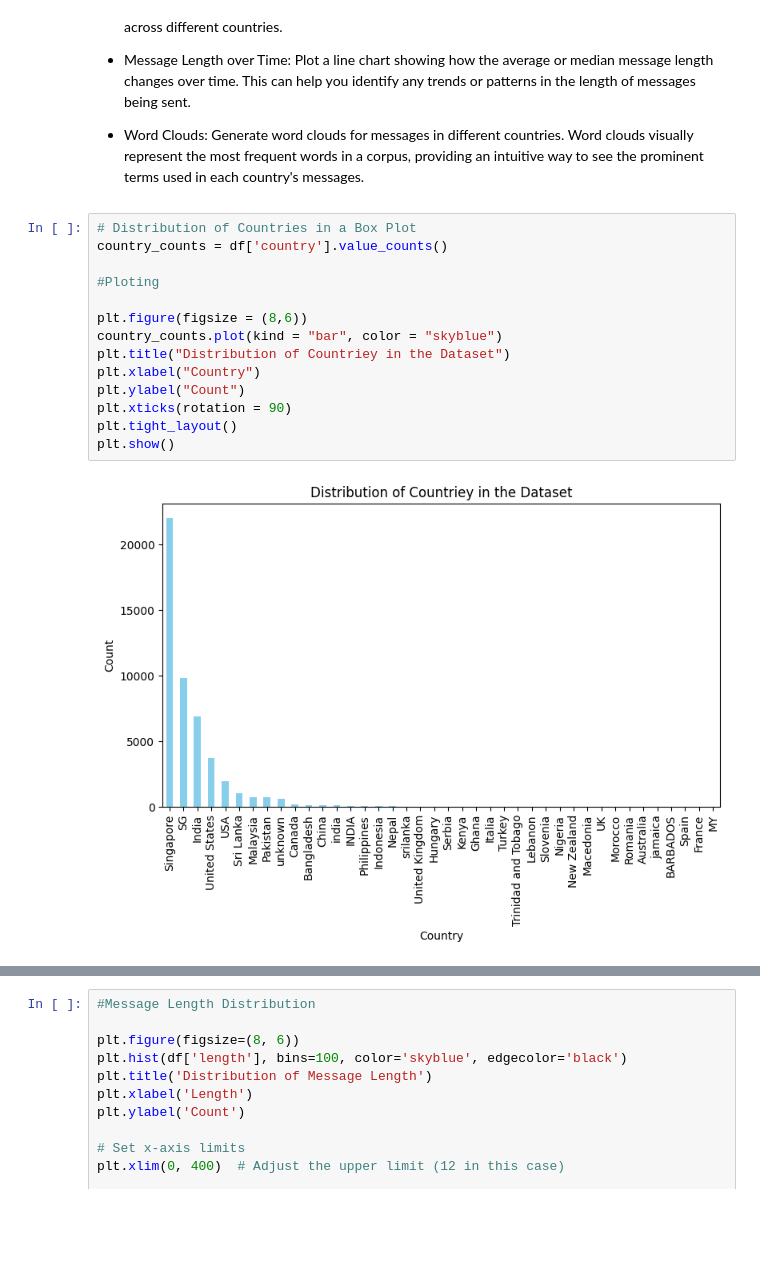
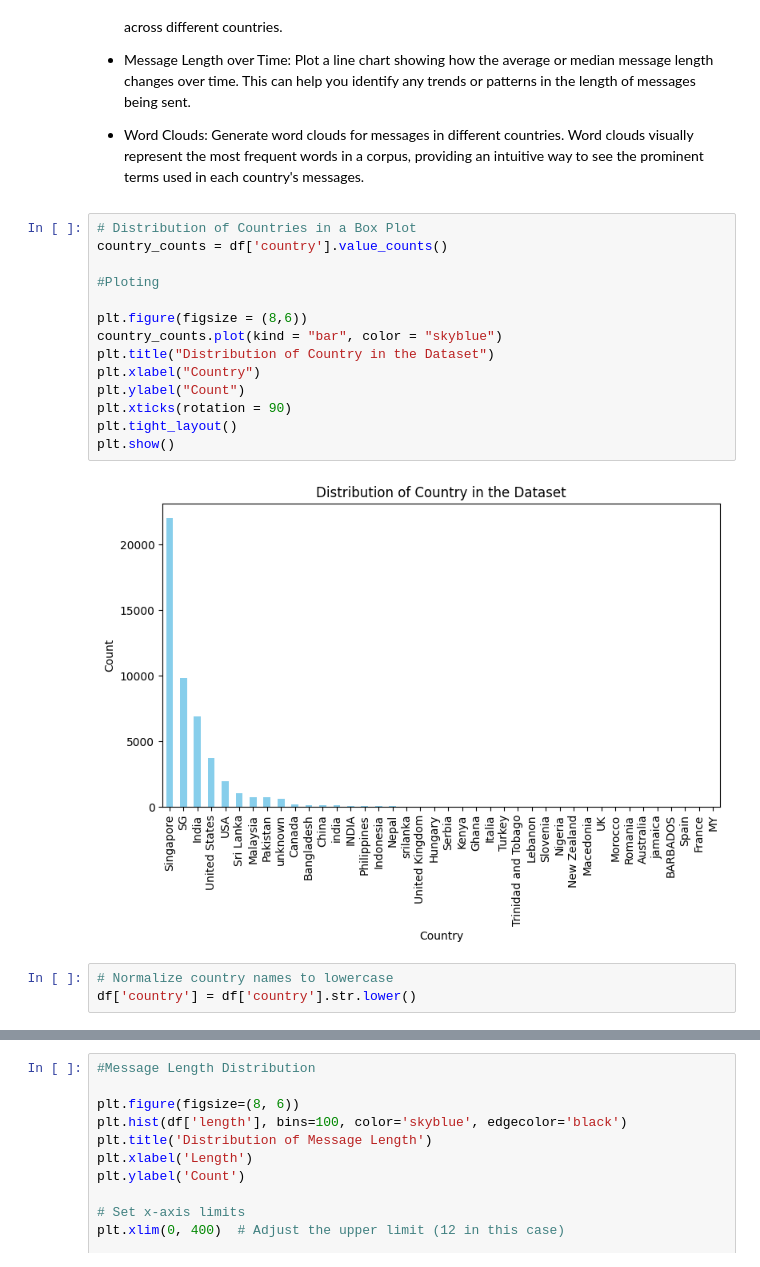
Before and after one commit to reneebrecht/Text-Message-Analysis, a Jupyter notebook: Workbook.ipynb, the cells around one changed output, grey strips where cells are left out. Drawn from its saved outputs; the diff is of its cells as text; blank space fills up the shorter version.

Commit message:
country names corrected

```diff
--- a/Workbook.ipynb
+++ b/Workbook.ipynb
@@ -80,16 +80,19 @@ Involves various techniques to better understand the characteristics of the data
 # %%
 # Distribution of Countries in a Box Plot
 country_counts = df['country'].value_counts()
 
 #Ploting
 
 plt.figure(figsize = (8,6))
 country_counts.plot(kind = "bar", color = "skyblue")
-plt.title("Distribution of Countriey in the Dataset")
+plt.title("Distribution of Country in the Dataset")
 plt.xlabel("Country")
 plt.ylabel("Count")
 plt.xticks(rotation = 90)
 plt.tight_layout()
 plt.show()
 # %% [output]
-[figure, old version]
+[figure, new version]
+# %%
+# Normalize country names to lowercase
+df['country'] = df['country'].str.lower()
```
Also changed, not shown: parts of 15 cells of this notebook.
